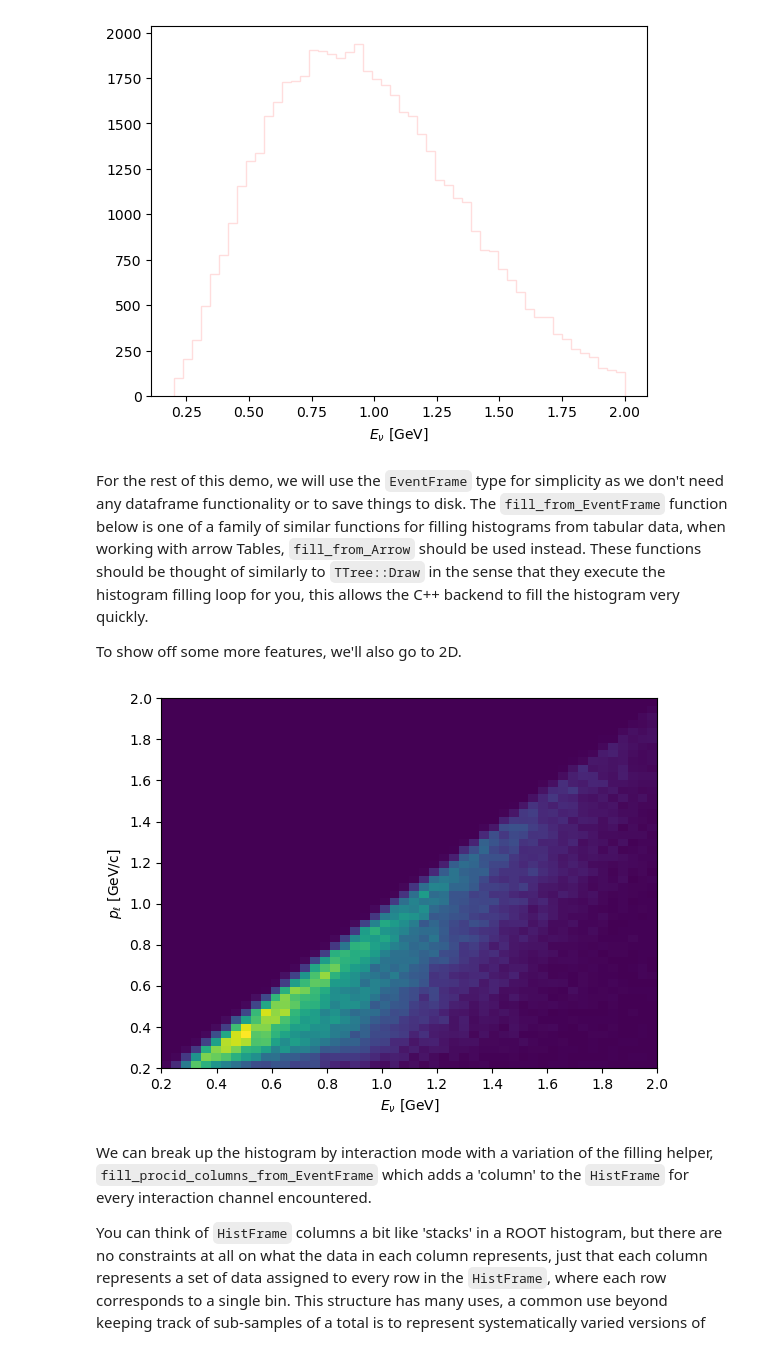
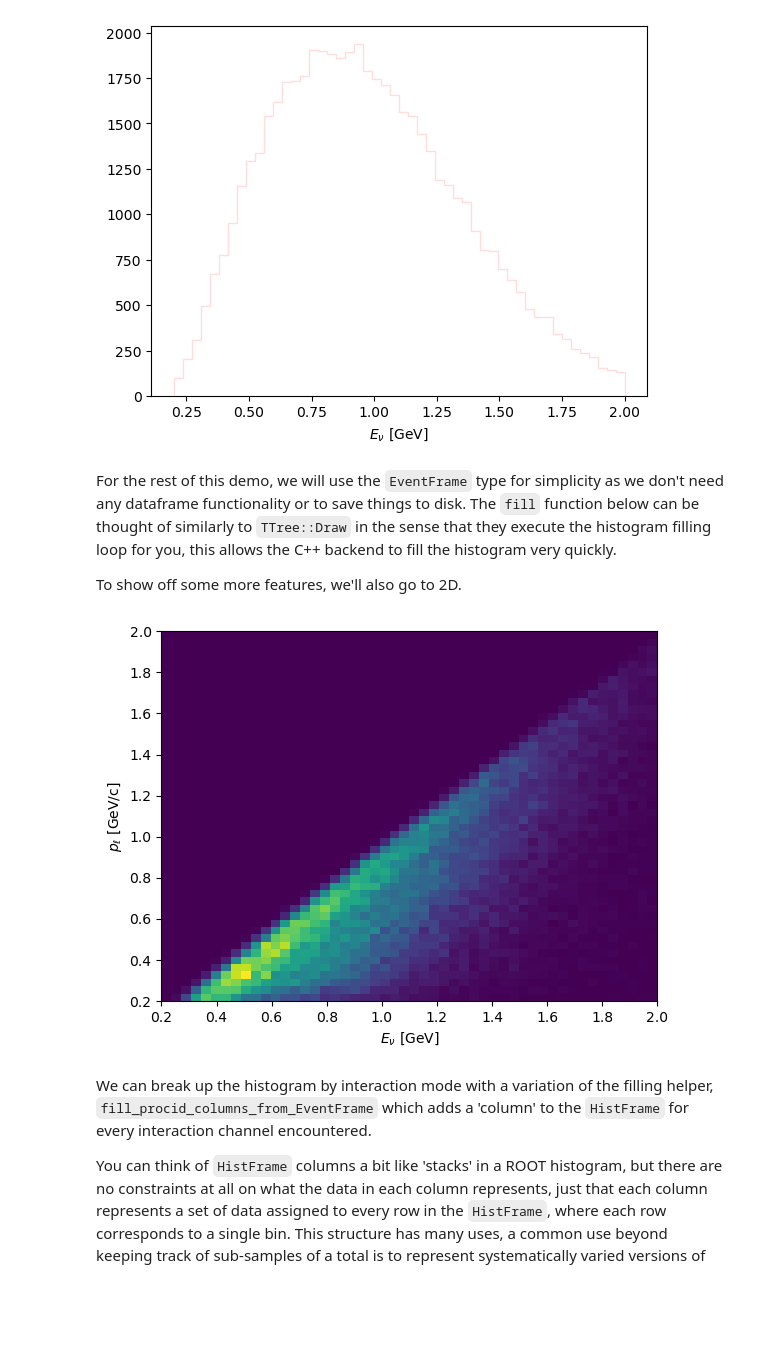
Before and after one commit to luketpickering/numc_dockerfiles, a Jupyter notebook: alma9/nuisance3_git_master/notebooks/PittPACCDemo.ipynb, the cells around one changed output. Cells and saved outputs as stored; diff of their text form; code cells hidden in the pictures; blank space fills up the shorter version.

Commit message:
update pittpacc demo for latest nuisance3

```diff
--- a/alma9/nuisance3_git_master/notebooks/PittPACCDemo.ipynb
+++ b/alma9/nuisance3_git_master/notebooks/PittPACCDemo.ipynb
@@ -373,16 +375,16 @@ plt.show()
 # %% [output]
 [figure]
 # %% [markdown]
-For the rest of this demo, we will use the `EventFrame` type for simplicity as we don't need any dataframe functionality or to save things to disk. The `fill_from_EventFrame` function below is one of a family of similar functions for filling histograms from tabular data, when working with arrow Tables, `fill_from_Arrow` should be used instead. These functions should be thought of similarly to `TTree::Draw` in the sense that they execute the histogram filling loop for you, this allows the C++ backend to fill the histogram very quickly.
+For the rest of this demo, we will use the `EventFrame` type for simplicity as we don't need any dataframe functionality or to save things to disk. The `fill` function below can be thought of similarly to `TTree::Draw` in the sense that they execute the histogram filling loop for you, this allows the C++ backend to fill the histogram very quickly.
 
 To show off some more features, we'll also go to 2D.
 # %%
 hist = pn.HistFrame(pn.Binning.lin_spaceND([[0.2,2,50],[0.2,2,50]],[r"$E_\nu$ [GeV]",r"$p_\ell$ [GeV/c]"]))
-hist.fill_from_EventFrame(ev_frame, ["enu", "plep"])
+hist.fill(ev_frame, ["enu", "plep"], [pn.HistFrame.fill_column(0), ])
 hist.mpl().hist2d()
 plt.show()
 # %% [output]
-[figure, old version]
+[figure, new version]
 # %% [markdown]
 We can break up the histogram by interaction mode with a variation of the filling helper, `fill_procid_columns_from_EventFrame` which adds a 'column' to the `HistFrame` for every interaction channel encountered.
 
```
Also changed, not shown: parts of 35 cells of this notebook.
